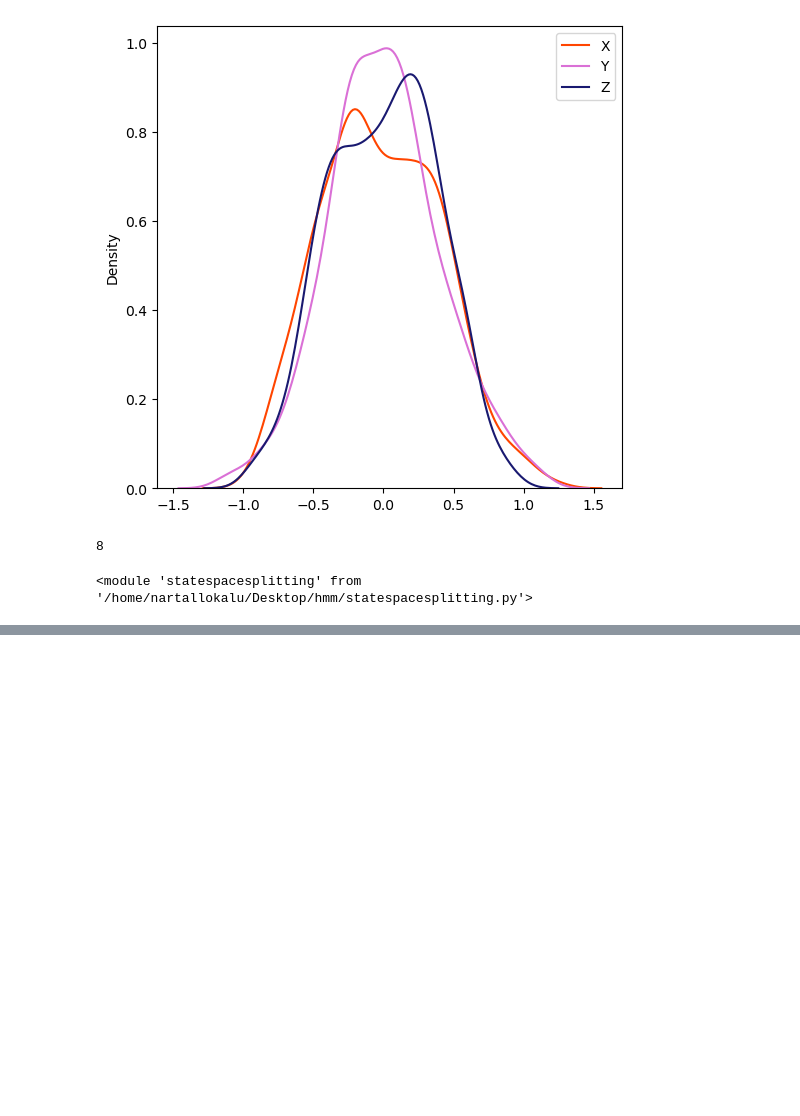
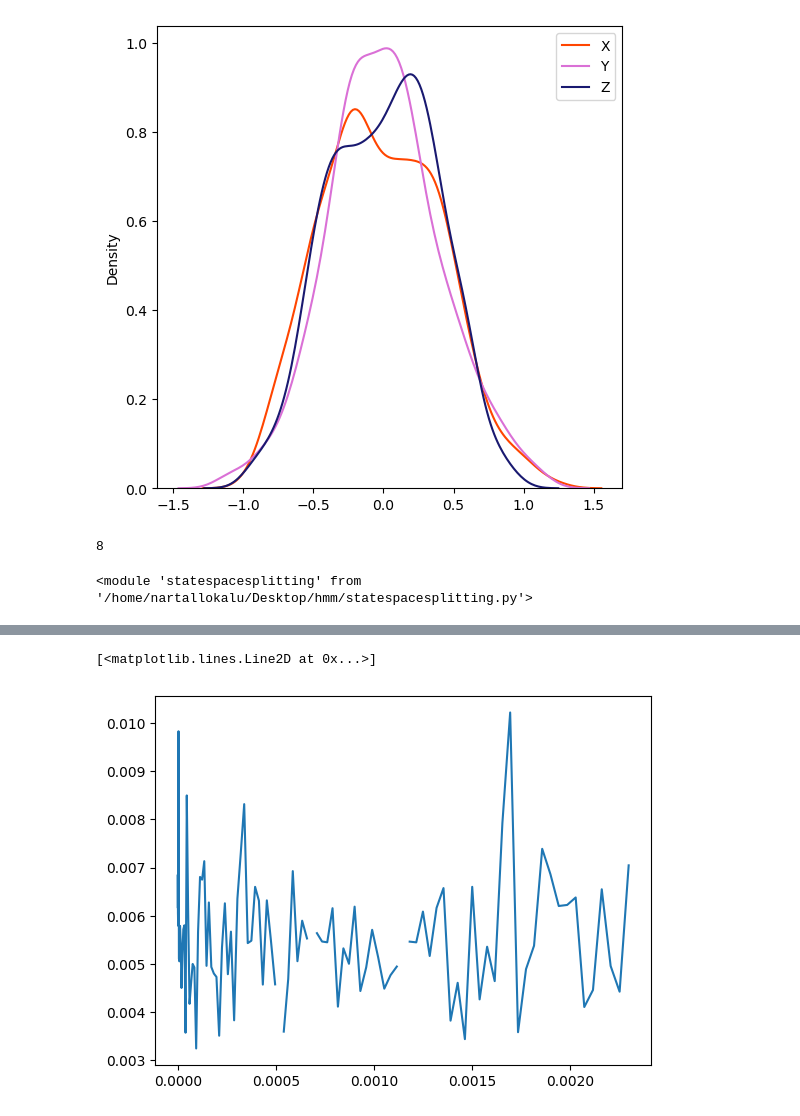
Before and after one commit to rnartallo/hmm, a Jupyter notebook: state-space-splitting.ipynb, the cells around one changed output, grey strips where cells are left out. Drawn from its saved outputs; the diff is of its cells as text; code cells hidden in the pictures; blank space fills up the shorter version.

```diff
--- a/state-space-splitting.ipynb
+++ b/state-space-splitting.ipynb
@@ -151,0 +170,5 @@ EPR_sss_JSD.to_csv('EPR_sss_JSD.csv',index=False)
+# %%
+plt.plot(EPR_true,np.mean(EPR_sss,0))
+# %% [output]
+[<matplotlib.lines.Line2D at 0x...>]
+[figure, added]
```
Also changed, not shown: parts of 1 cell of this notebook, 3 other files.
